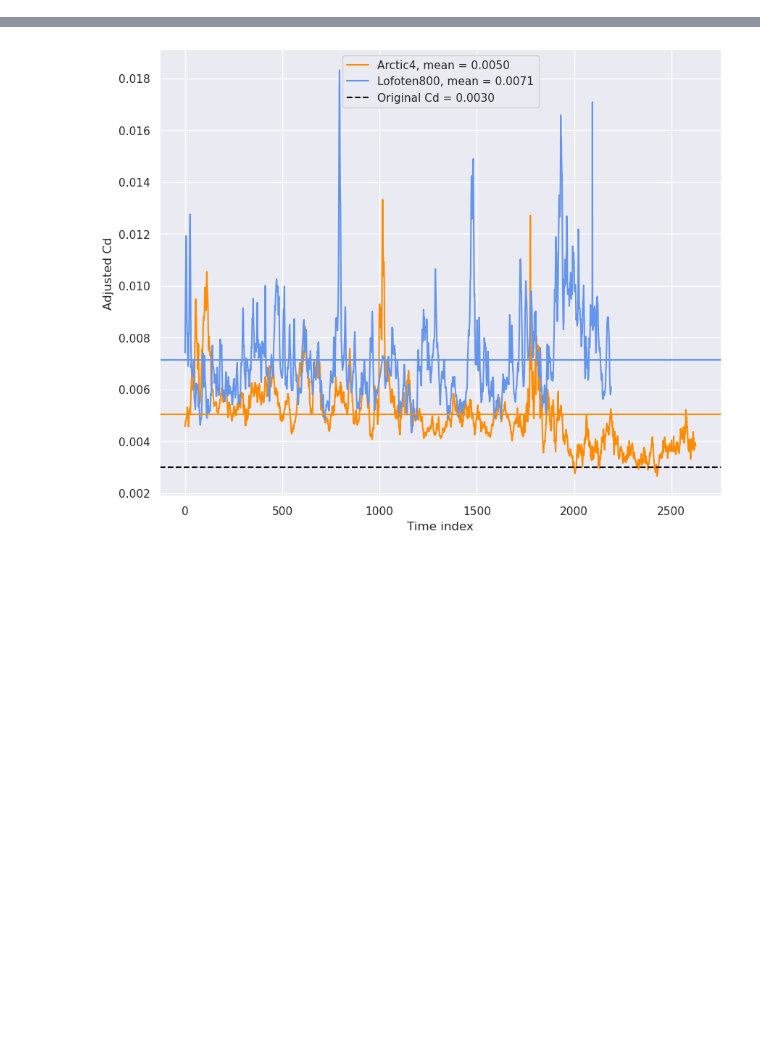
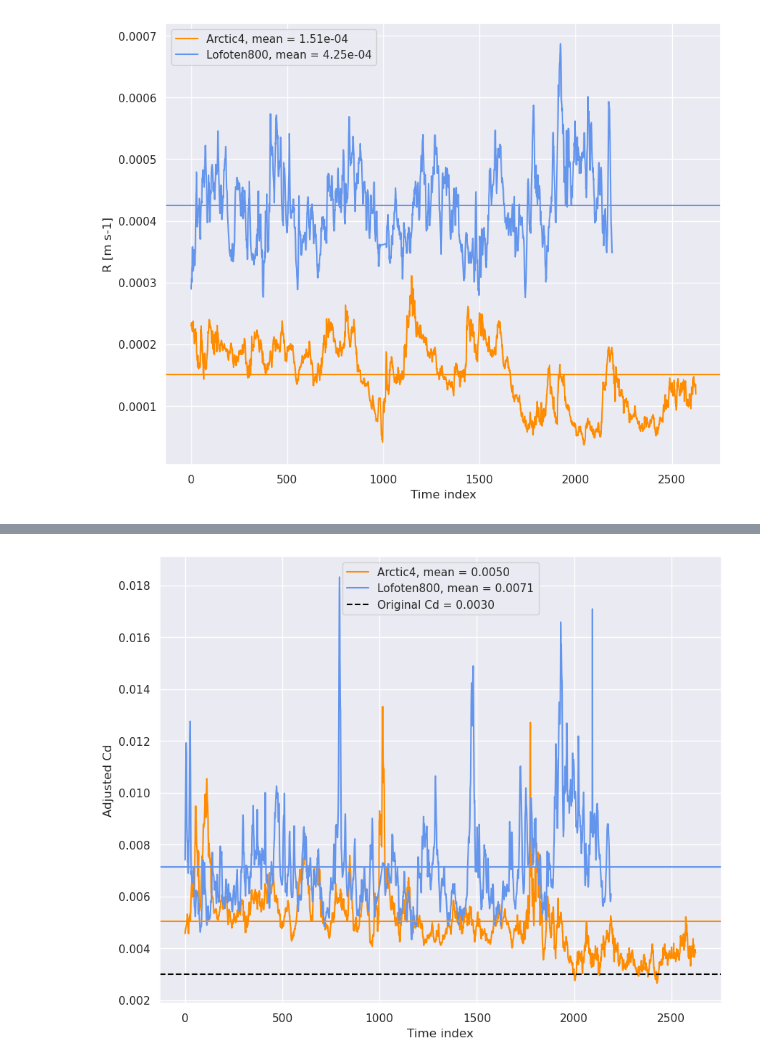
Before and after one commit to alpsjur/Vorticity-Driven-Circulation, a Jupyter notebook: Present_2.ipynb, the cells around one changed output, grey strips where cells are left out. Drawn from its saved outputs; the diff is of its cells as text; code cells hidden in the pictures; blank space fills up the shorter version.

```diff
--- a/time_integrals.ipynb
+++ b/Present_2.ipynb
@@ -40,27 +81,29 @@ sns.set_theme("notebook")
 # %%
 # Calculate the corrected drag coefficient (Cdnod) for each dataset
 Rnod_A4 = find_Rnod(ts_A4, Cd)
 Rnod_L800 = find_Rnod(ts_L800, Cd)
 
 # calculate mean corrected drag coefficient
 Rnod_A4_mean = np.nanmean(Rnod_A4)
 Rnod_L800_mean = np.nanmean(Rnod_L800)
 
 fig, ax = plt.subplots(figsize=(10,8))
 
 # Plot the Cdnod for both datasets
-ax.plot(Rnod_A4, label=f'Arctic4, mean = {Rnod_A4_mean:.4f}', color="darkorange")
-ax.plot(Rnod_L800, label=f'Lofoten800, mean = {Rnod_L800_mean:.4f}', color="cornflowerblue")
+ax.plot(Rnod_A4, label=f'Arctic4, mean = {Rnod_A4_mean:.2e}', color="darkorange")
+ax.plot(Rnod_L800, label=f'Lofoten800, mean = {Rnod_L800_mean:.2e}', color="cornflowerblue")
 
 # Add a horizontal line to represent the mean values
 ax.axhline(Rnod_A4_mean, color="darkorange")
 ax.axhline(Rnod_L800_mean, color="cornflowerblue")
 
 
 # Add labels and a legend for better clarity
 ax.set_xlabel('Time index')
-ax.set_ylabel('Adjusted R [m s-1]')
+ax.set_ylabel('R [m s-1]')
 ax.legend()
 
 fig.savefig("figures/adjustedR.pdf")
 fig.savefig("figures/adjustedR.png")
+# %% [output]
+[figure, added]
```
Also changed, not shown: parts of 18 cells of this notebook, 3 other files.
